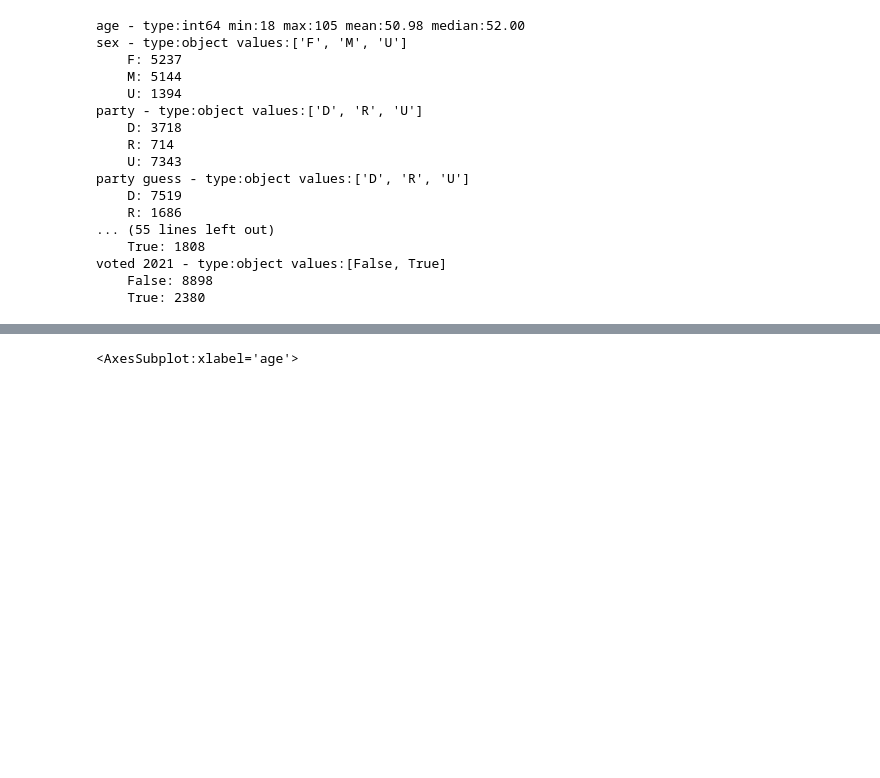
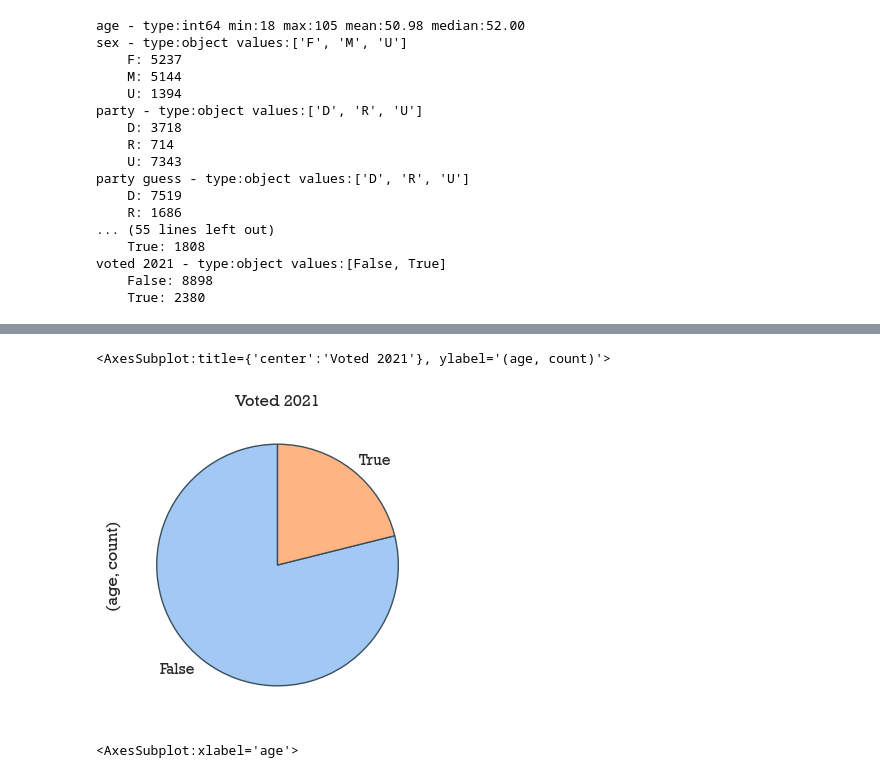
Before and after one commit to lajos/predict-voter-propensity-linear, a Jupyter notebook: a quick look at the data.ipynb, the cells around one changed output, grey strips where cells are left out. Cells and saved outputs as stored; diff of their text form; code cells hidden in the pictures; blank space fills up the shorter version.

```diff
--- a/a quick look at the data.ipynb
+++ b/a quick look at the data.ipynb
@@ -110,3 +110,10 @@ df[['party guess','age']].groupby('party guess').describe()['age','count'].plot(
+# %%
+sns.set_theme()
+sns.set(style="whitegrid", palette='pastel',font="Rockwell")
+df[['voted 2021','age']].groupby('voted 2021').describe()['age','count'].plot(kind='pie', title='Voted 2021', counterclock=True, startangle=-270, wedgeprops={'edgecolor':'#3a4e5c','linewidth': 1, 'antialiased': True})
+# %% [output]
+<AxesSubplot:title={'center':'Voted 2021'}, ylabel='(age, count)'>
+[figure, added]
 # %%
 sns.set_theme()
 sns.set(style="whitegrid", palette='muted',font="Rockwell")
```
Also changed, not shown: parts of 4 cells of this notebook.
